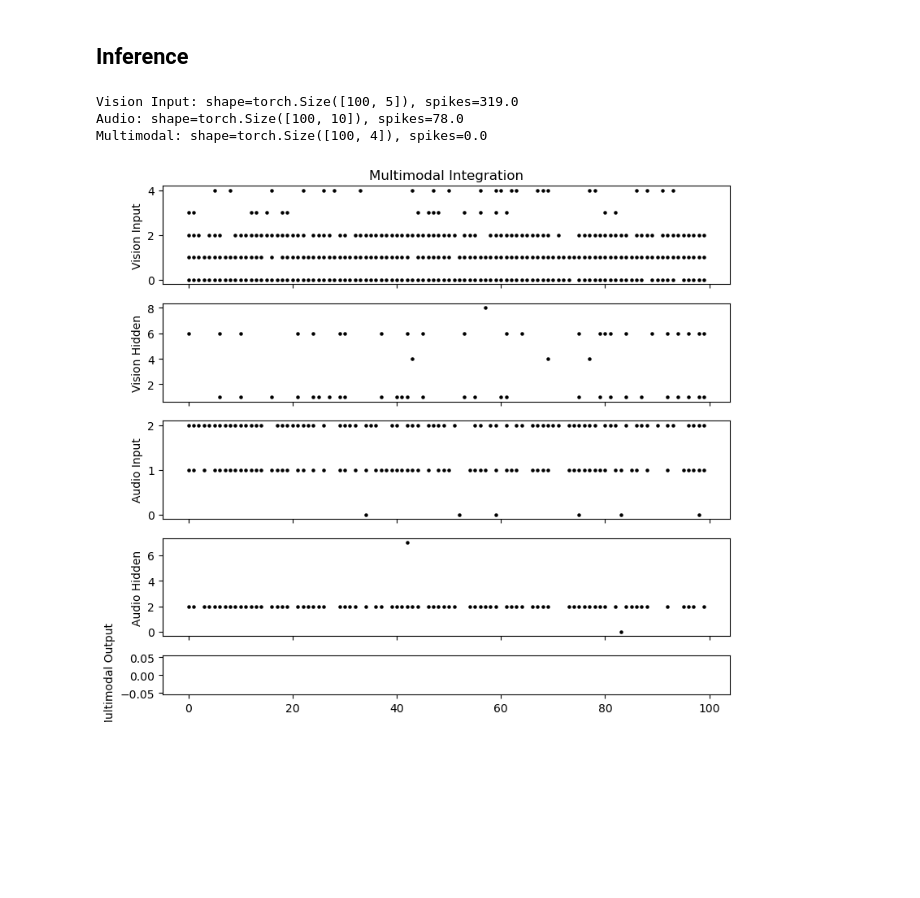
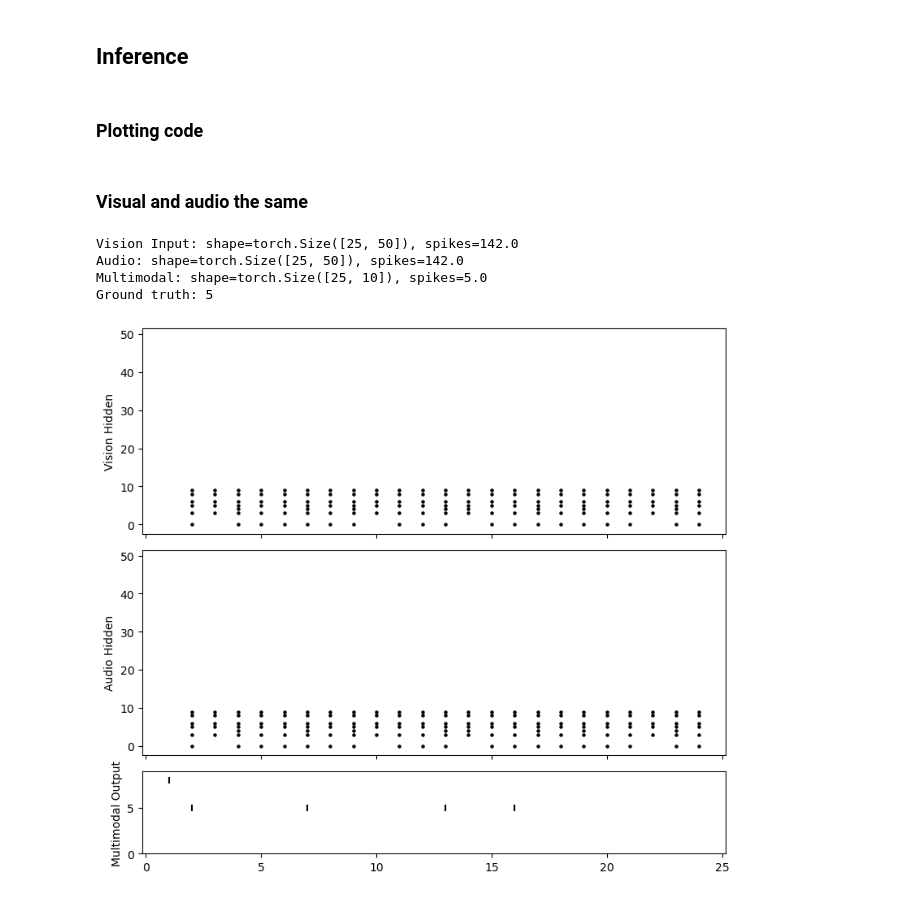
Before and after one commit to dylanmmartins/multimodal-SNN, a Jupyter notebook: population-3_integrate.ipynb, the cells around one changed output. Cells and saved outputs as stored; diff of their text form; code cells hidden in the pictures; blank space fills up the shorter version.

Commit message:
include visual hidden outputs into multimodal integration, without data .npz

```diff
--- a/population-3_integrate.ipynb
+++ b/population-3_integrate.ipynb
@@ -45,9 +35,9 @@ class MultimodalIntegration(nn.Module):
 # %%
-visual_size = 5  # Length of visual input vector
-audio_size = 3   # Length of audio input vector
-hidden_size = 10  # Number of neurons in the hidden layers
+# visual_size = 5  # Length of visual input vector
+# audio_size = 3   # Length of audio input vector
+hidden_size = 50  # Number of neurons in the hidden layers
 beta = 0.9  # Decay rate of the LIF neuron
 multimodal_size = hidden_size * 2  # Combined size for multimodal layer
 
 # Output size for the final multimodal representation
-output_size = 4
+output_size = 10
@@ -168,40 +172,2 @@ multimodal_output, mem = net(combined_spikes)
-# %%
-print(f"Vision Input: shape={visual_spike_train.shape}, spikes={visual_spike_train.sum()}")
-print(f"Audio: shape={audio_spk.shape}, spikes={audio_spk.sum()}")
-print(f"Multimodal: shape={multimodal_output.shape}, spikes={multimodal_output.sum()}")
-
-fig, ax = plt.subplots(5, figsize=(8,7), sharex=True,
-                    gridspec_kw = {'height_ratios': [1, 1, 1, 1, 0.4]})
-
-# Plot input spikes
-splt.raster(visual_spike_train, ax[0], s=5, c="black")
-ax[0].set_ylabel("Vision Input")
-ax[0].set_title("Multimodal Integration")
-
-# Plot hidden layer spikes
-splt.raster(visual_spk, ax[1], s=5, c="black")
-ax[1].set_ylabel("Vision Hidden")
-
-# Plot input spikes
-splt.raster(audio_spike_train, ax[2], s=5, c="black")
-ax[2].set_ylabel("Audio Input")
-
-# Plot hidden layer spikes
-splt.raster(audio_spk, ax[3], s=5, c="black")
-ax[3].set_ylabel("Audio Hidden")
-
-# Plot output spikes
-splt.raster(multimodal_output.reshape(num_steps, -1), ax[4], c="black", marker="|")
-ax[4].set_ylabel("Multimodal Output")
-
-plt.tight_layout()
-plt.show()
-
-## Can also plot mem; will show for each neuron
-#plt.plot(memv.detach().numpy())
-#plt.plot(mem.detach().numpy())
-# %% [output]
-Vision Input: shape=torch.Size([100, 5]), spikes=319.0
-Audio: shape=torch.Size([100, 10]), spikes=78.0
-Multimodal: shape=torch.Size([100, 4]), spikes=0.0
-[figure, removed]
+# %% [markdown]
+### Plotting code
@@ -207,0 +238,10 @@ Multimodal: shape=torch.Size([100, 4]), spikes=0.0
+# %% [markdown]
+### Visual and audio the same
+# %%
+do_and_plot_model_inference(vis_spikes, None, targets, ex=1, audio_type="visual_copy")
+# %% [output]
+Vision Input: shape=torch.Size([25, 50]), spikes=142.0
+Audio: shape=torch.Size([25, 50]), spikes=142.0
+Multimodal: shape=torch.Size([25, 10]), spikes=5.0
+Ground truth: 5
+[figure, added]
```
Also changed, not shown: parts of 14 cells of this notebook.
